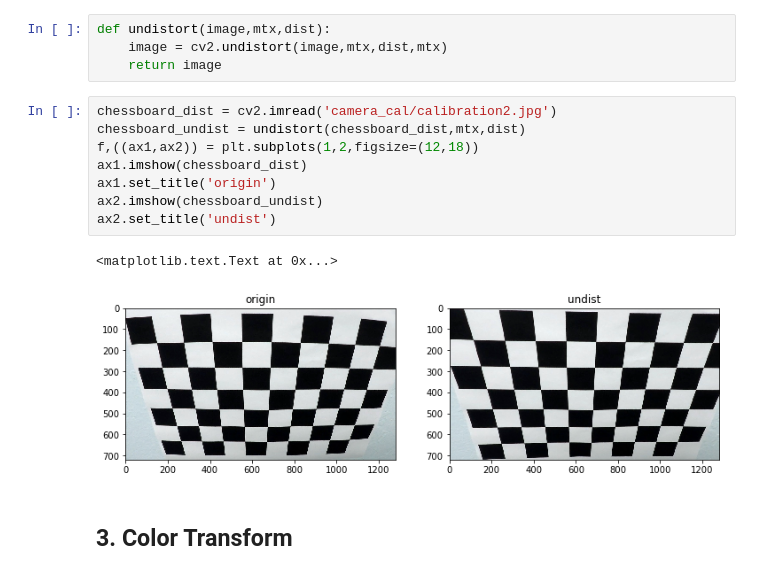
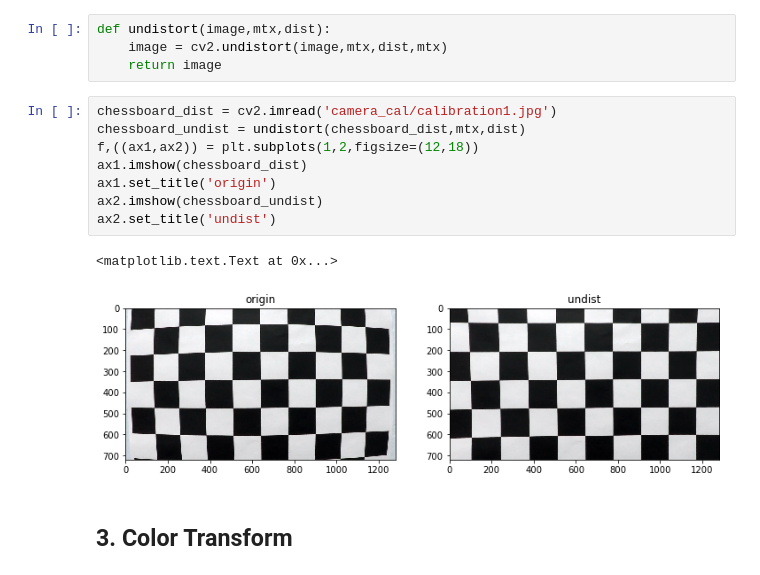
Before and after one commit to alongqiyue/CarND-Advanced-Lane-Lines, a Jupyter notebook: Advanced_Lane_Detection.ipynb, the cells around one changed output. Cells and saved outputs as stored; diff of their text form.

```diff
--- a/Advanced_Lane_Detection.ipynb
+++ b/Advanced_Lane_Detection.ipynb
@@ -48,16 +48,16 @@ def undistort(image,mtx,dist):
     image = cv2.undistort(image,mtx,dist,mtx)
     return image
 # %%
-chessboard_dist = cv2.imread('camera_cal/calibration2.jpg')
+chessboard_dist = cv2.imread('camera_cal/calibration1.jpg')
 chessboard_undist = undistort(chessboard_dist,mtx,dist)
 f,((ax1,ax2)) = plt.subplots(1,2,figsize=(12,18))
 ax1.imshow(chessboard_dist)
 ax1.set_title('origin')
 ax2.imshow(chessboard_undist)
 ax2.set_title('undist')
 # %% [output]
 <matplotlib.text.Text at 0x...>
-[figure, old version]
+[figure, new version]
 # %% [markdown]
 ## 3. Color Transform
 # %%
```
Also changed, not shown: parts of 4 cells of this notebook, 1 other file.
